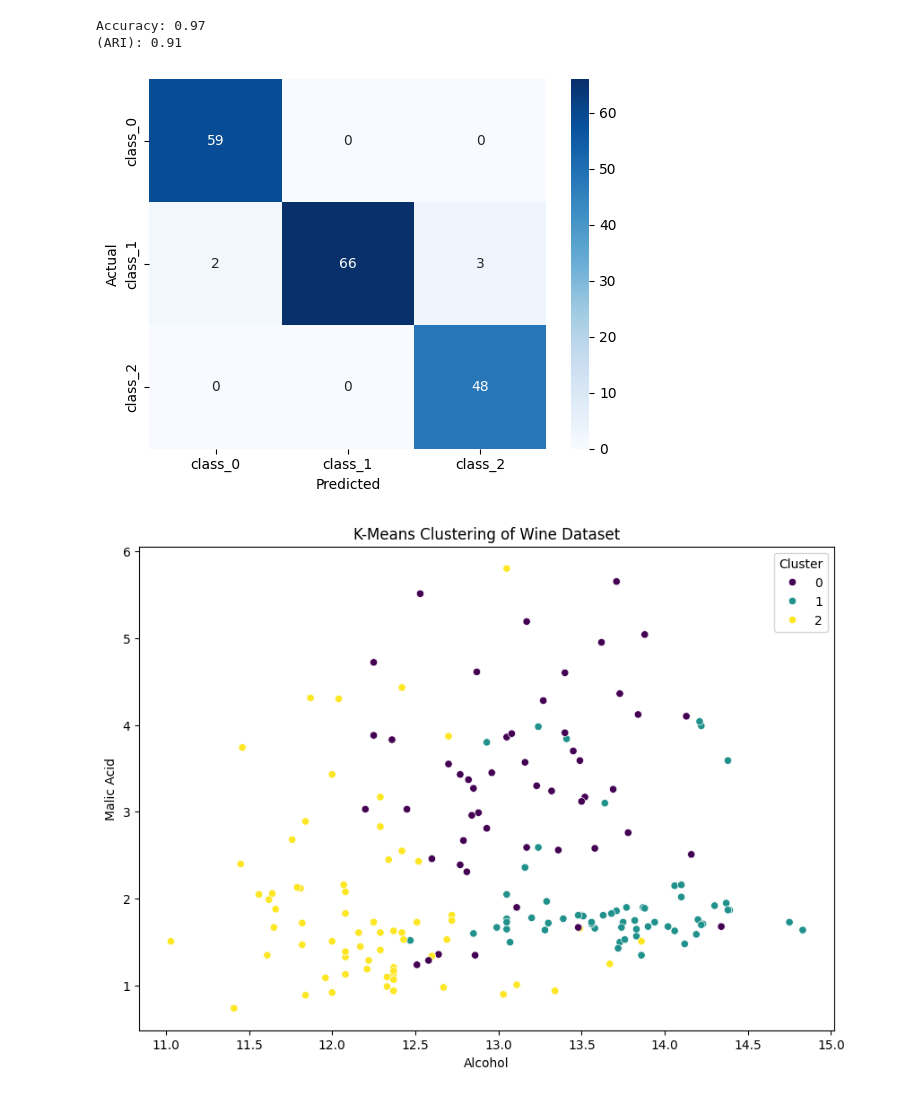
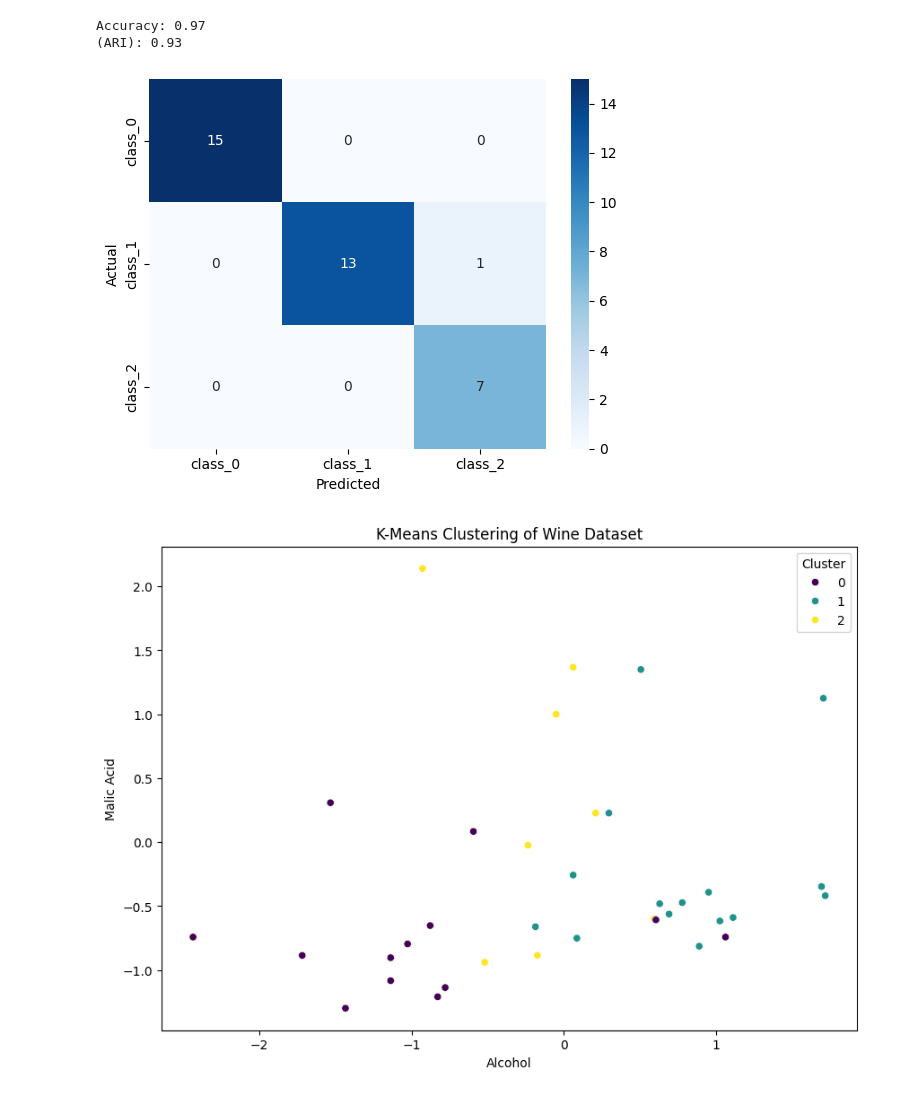
Before and after one commit to SantoQT/Miniproject, a Jupyter notebook: Model/K-Means/Wine.ipynb, the cells around one changed output. Cells and saved outputs as stored; diff of their text form; code cells hidden in the pictures.

Commit message:
added scaling and split the data

```diff
--- a/Model/K-Means/Wine.ipynb
+++ b/Model/K-Means/Wine.ipynb
@@ -40,27 +53,33 @@ y_pred = kmeans.fit_predict(X)
+# %%
+X_train, X_test, y_train, y_test = train_test_split(X, y, test_size=0.2, random_state=3)
+kmeans = KMeans(n_clusters=3)
+kmeans.fit(X_train)
+y_pred = kmeans.predict(X_test)
 # %%
+# Map cluster labels to match true labels
 labels = np.zeros_like(y_pred)
 for i in range(3):
     mask = (y_pred == i)
-    labels[mask] = mode(y[mask])[0]
+    labels[mask] = mode(y_test[mask])[0]
 
 
-accuracy = accuracy_score(y, labels)
-ari = adjusted_rand_score(y, y_pred)
+accuracy = accuracy_score(y_test, labels)
+ari = adjusted_rand_score(y_test, y_pred)
 
 print(f"Accuracy: {accuracy:.2f}")
 print(f"(ARI): {ari:.2f}")
-conf_matrix = confusion_matrix(y, labels)
 
+conf_matrix = confusion_matrix(y_test, labels)
 sns.heatmap(conf_matrix, annot=True, fmt='d', cmap='Blues', xticklabels=wine.target_names, yticklabels=wine.target_names)
 plt.xlabel('Predicted')
 plt.ylabel('Actual')
 plt.show()
 # %% [output]
 Accuracy: 0.97
-(ARI): 0.91
+(ARI): 0.93
-[figure, old version]
+[figure, new version]
 # %%
-df = pd.DataFrame(data=wine.data, columns=wine.feature_names)
+df = pd.DataFrame(data=X_test, columns=wine.feature_names)
 df['Cluster'] = y_pred
 
 
@@ -71,4 +90,4 @@ plt.xlabel("Alcohol")
 plt.ylabel("Malic Acid")
 plt.show()
 # %% [output]
-[figure, old version]
+[figure, new version]
```
Also changed, not shown: parts of 4 cells of this notebook, 3 other files.
